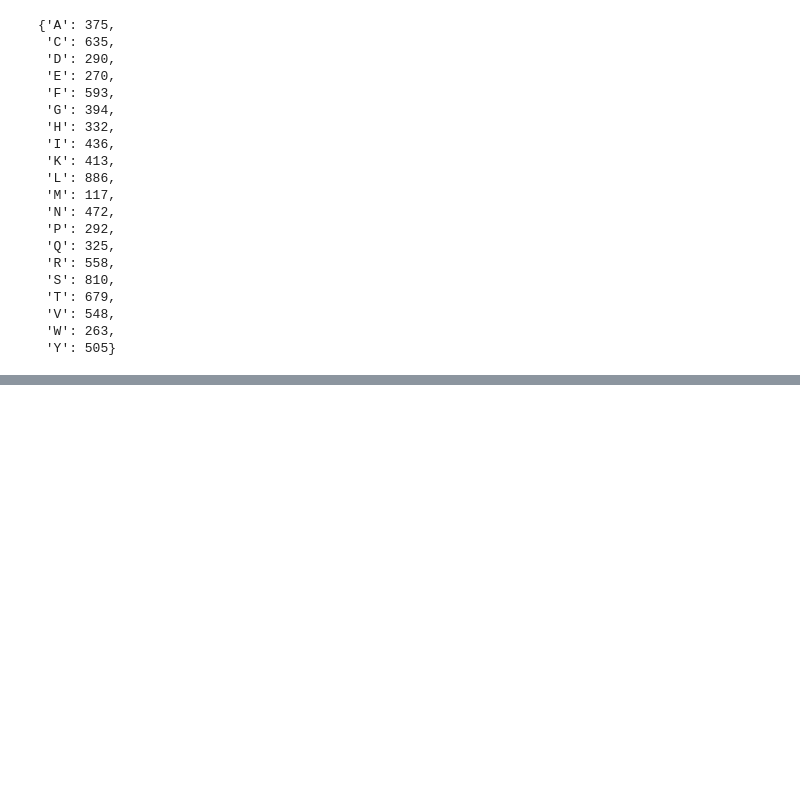
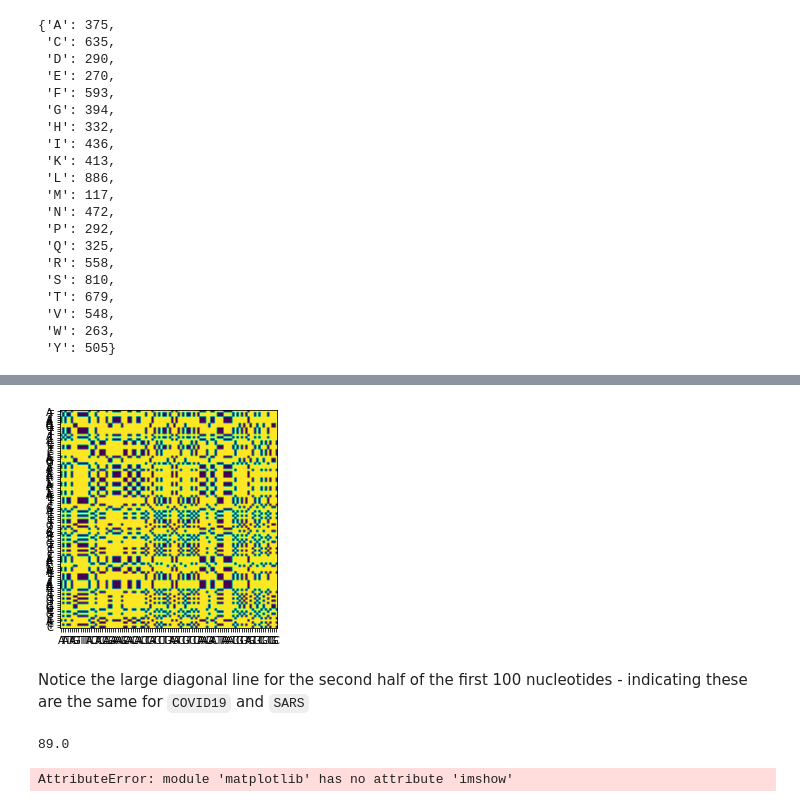
Before and after one commit to lukexyz/DNA-Toolbox, a Jupyter notebook: notebooks/02-SequenceComparison.ipynb, the cells around one changed output, grey strips where cells are left out. Saved outputs shown, nothing was run; the diff lists cells and outputs as text; code cells hidden in the pictures; blank space fills up the shorter version.

```diff
--- a/notebooks/02-SequenceComparison.ipynb
+++ b/notebooks/02-SequenceComparison.ipynb
@@ -376,0 +437,4 @@ df[['name', 'len', 'gc_content', 'proteins']]
+# %%
+# Compare Covid and sars
+n = 100
+dotplot(covid_seq[0:n],sars_seq[0:n])
@@ -376,0 +454,33 @@ df[['name', 'len', 'gc_content', 'proteins']]
+# %%
+# Plotting function
+def dotplotx(seq1, seq2, n):
+    seq1=seq1[0:n]
+    seq2=seq2[0:n]
+    plt.imshow(np.array(makeMatrix(seq1,seq2,1)))
+    # on x-axis list all sequences of seq 2
+    xt=plt.xticks(np.arange(len(list(seq2))),list(seq2))
+    # on y-axis list all sequences of seq 1
+    yt=plt.yticks(np.arange(len(list(seq1))),list(seq1))
+    plt.show()
+
+dotplotx(covid_seq, sars_seq, n=100)
+# %% [output]
+[figure, added]
+# %% [markdown]
+Notice the large diagonal line for the second half of the first 100 nucleotides - indicating these are the same for `COVID19` and `SARS`
+# %%
+# Pairwise alignment for the first 100 nucleotide
+cov_n_sars = pairwise2.align.globalxx(covid_seq[0:100],sars_seq[0:100],one_alignment_only=True,score_only=True)
+
+cov_n_sars
+# %% [output]
+89.0
+# %%
+
+# Plot
+plt.imshow(np.array(makeMatrix(seq1,seq2,1)))
+xt=plt.xticks(np.arange(len(list(seq2))),list(seq2))
+yt=plt.yticks(np.arange(len(list(seq1))),list(seq1))
+plt.show()
+# %% [output]
+AttributeError: module 'matplotlib' has no attribute 'imshow'
```
Also changed, not shown: parts of 14 cells of this notebook.
